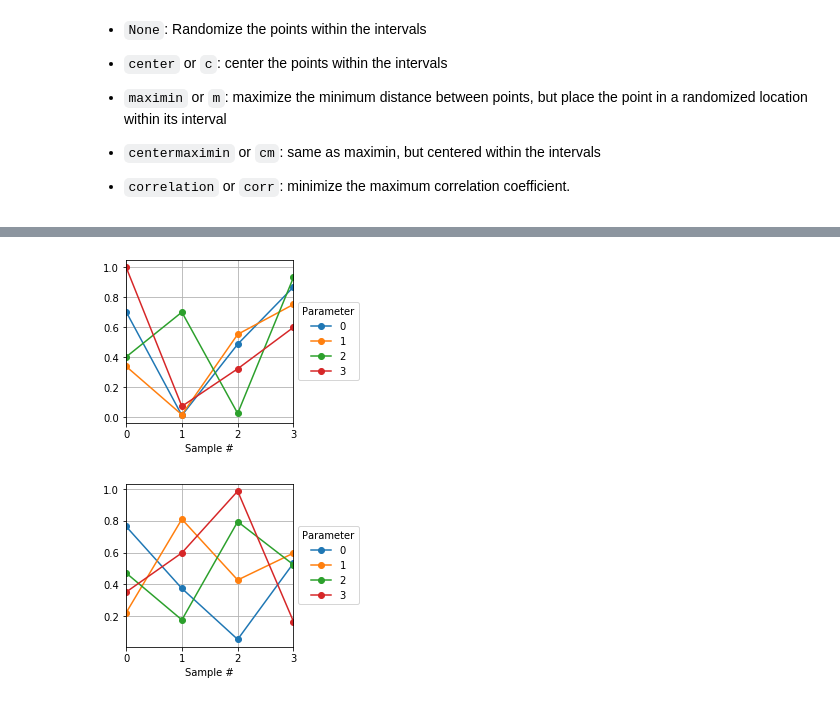
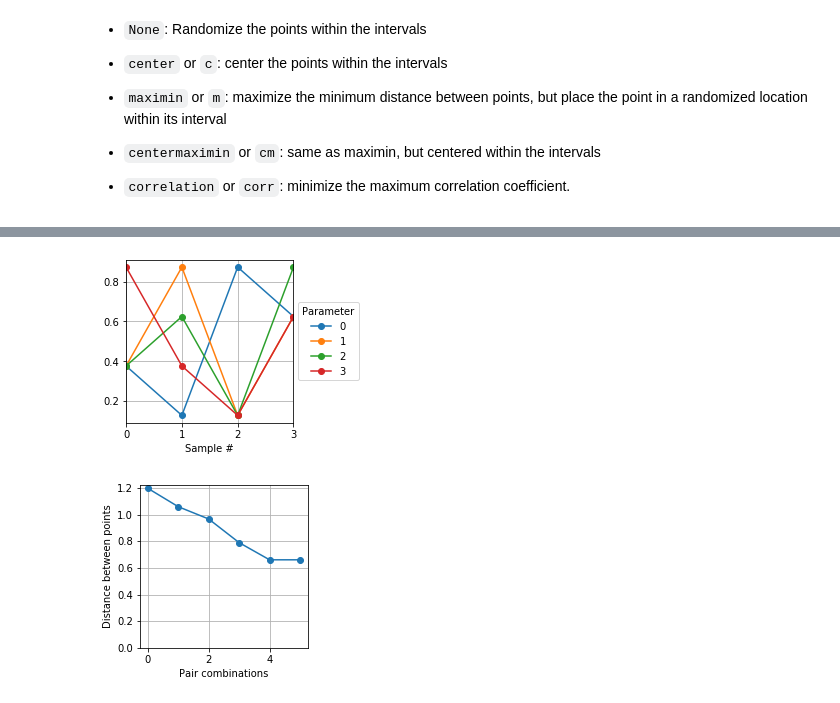
Before and after one commit to billtubbs/doe-examples, a Jupyter notebook: Design-of-Experiments-using-pyDOE.ipynb, the cells around one changed output, grey strips where cells are left out. Drawn from its saved outputs; the diff is of its cells as text; code cells hidden in the pictures.

Commit message:
Min distance plots

```diff
--- a/Design-of-Experiments-using-pyDOE.ipynb
+++ b/Design-of-Experiments-using-pyDOE.ipynb
@@ -14,7 +15,8 @@ python_version()
 # %% [output]
 '3.7.4'
 # %%
-# Convenience function
+# Convenience functions
+
 def plot_design(design):
     n = len(design)
     ax = plt.figure(figsize=(max(3, n//2), 3)).gca()
@@ -23,3 +25,15 @@ def plot_design(design):
     plt.xlabel('Sample #')
     plt.legend(title='Parameter', loc='center left', bbox_to_anchor=(1, 0.5))
     plt.show()
+
+def plot_distances_between_points(design):
+    n = len(design)
+    plt.figure(figsize=(max(3, n//2), 3))
+    distances = pdist(design)
+    distances[::-1].sort()
+    plt.plot(distances, marker='o')
+    plt.ylim(0,)
+    plt.xlabel('Pair combinations')
+    plt.ylabel('Distance between points')
+    plt.grid()
+    plt.show()
@@ -177,10 +219,8 @@ plot_design(design)
 # %%
-design = lhs(4, criterion='maximin')
+design = lhs(4, criterion='centermaximin')  # Max. min distances and centre
+assert design.mean() == 0.5
 plot_design(design)
+plot_distances_between_points(design)
 # %% [output]
-[figure, old version]
+[figure, new version]
+[figure, added]
-# %%
-design = lhs(4, criterion='correlation')
-plot_design(design)
-# %% [output]
-[figure, removed]
```
Also changed, not shown: parts of 8 cells of this notebook.
